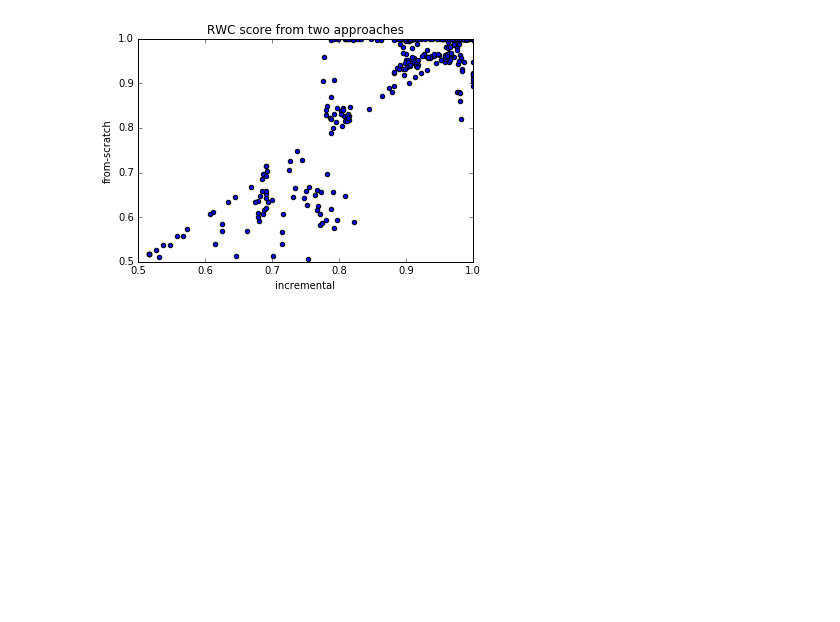
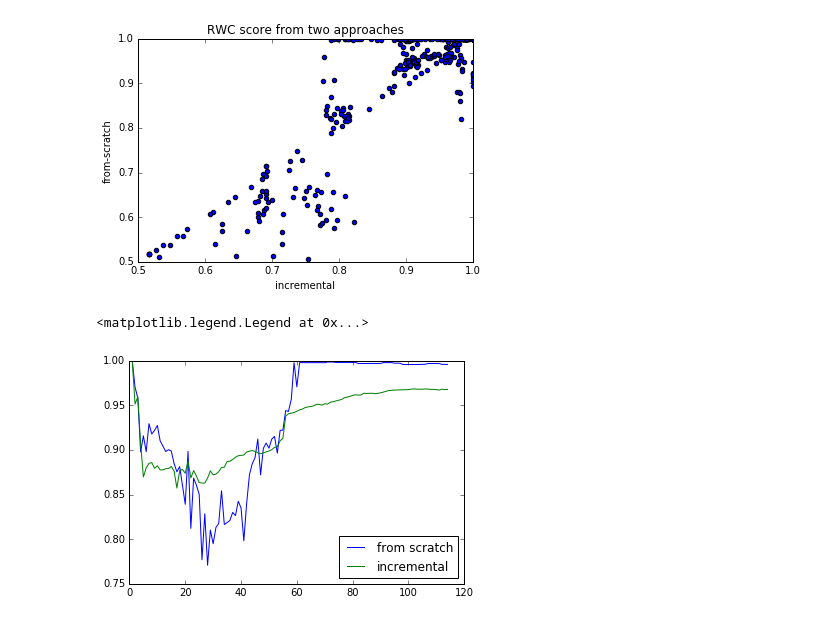
Before and after one commit to xiaohan2012/controversy_detection, a Jupyter notebook: simulation.ipynb, the cells around one changed output. Drawn from its saved outputs; the diff is of its cells as text; code cells hidden in the pictures; blank space fills up the shorter version.

Commit message:
RWC score evoluation of IC and FS

```diff
--- a/simulation.ipynb
+++ b/simulation.ipynb
@@ -244,6 +244,24 @@ plt.title('RWC score from two approaches')
 # %% [output]
 <matplotlib.text.Text at 0x...>
 [figure]
+# %%
+# the RWC score evoluation of incremental and from-scratch method
+h = max(results[0][2].keys(), key=lambda d: len(results[0][2][d]['rwc']))
+scores = {}
+for r in results:
+    if r[0]['update_interval'] == timedelta(minutes=5):
+        if r[0]['incremental']:
+            k = 'incremental'
+        else:
+            k = 'from scratch'
+        scores[k] = r[2][h]['rwc']
+# %%
+for k, v in scores.items():
+    plt.plot(np.arange(len(v)), v)
+plt.legend(scores.keys(), loc='lower right')
+# %% [output]
+<matplotlib.legend.Legend at 0x...>
+[figure, added]
 # %%
 tag2log, running_stat, top_hashtags_by_time, tag2g = ()
 hottest_h = max(tag2g, key=lambda k: tag2g[k].number_of_nodes())
```
Also changed, not shown: 1 other file.
